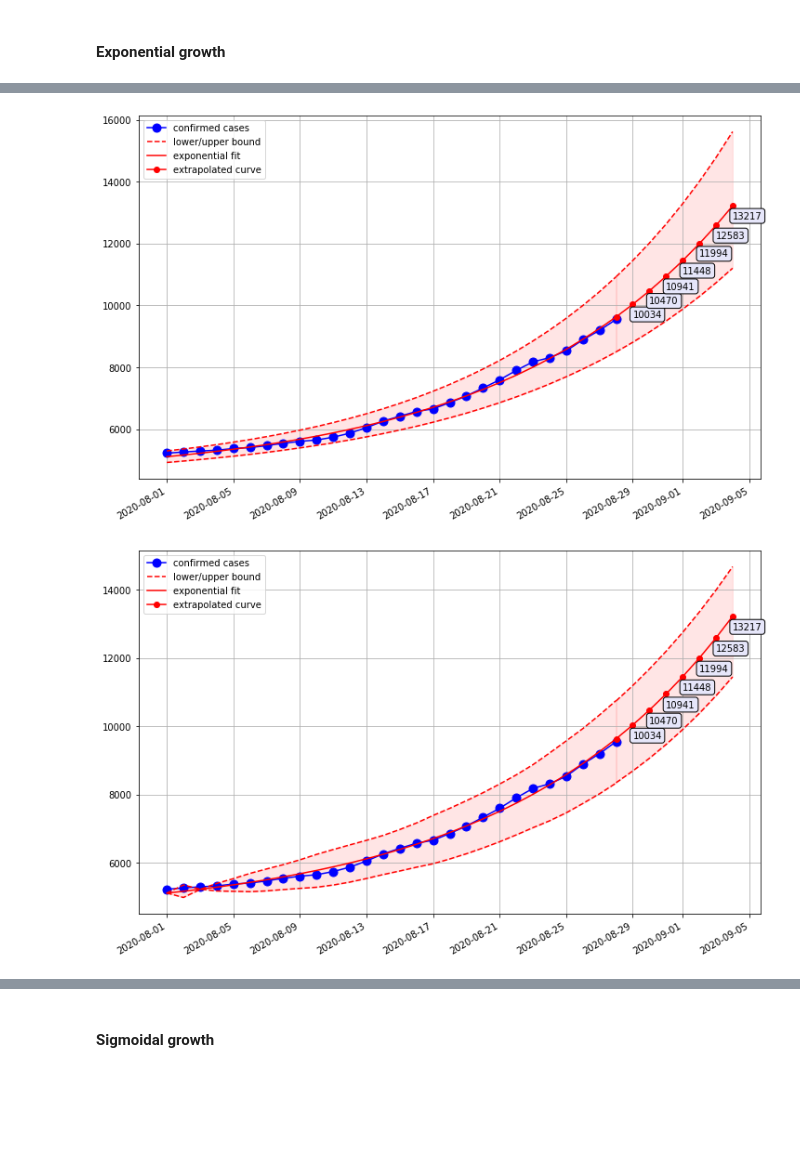
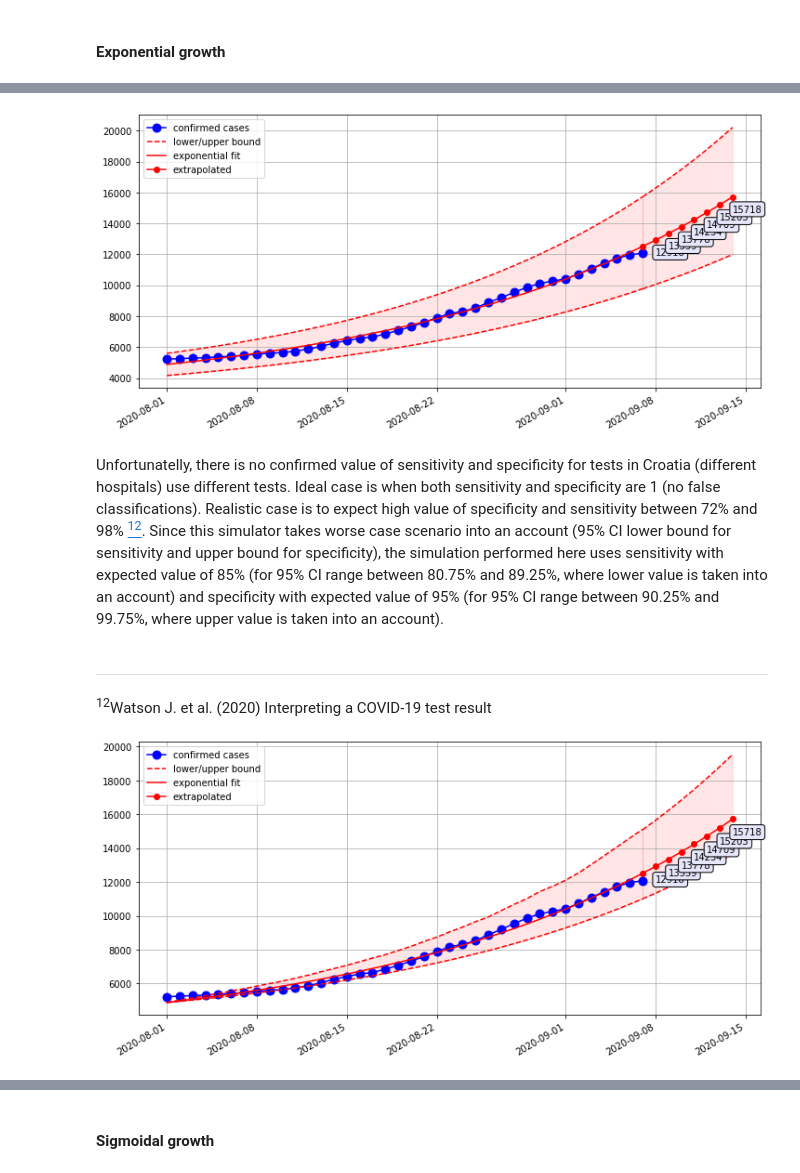
Before and after one commit to akapet00/coropy, a Jupyter notebook: sandbox/presentation/SpliTech2020-Conference-Presentation.ipynb, the cells around one changed output, grey strips where cells are left out. Cells and saved outputs as stored; diff of their text form; code cells hidden in the pictures; blank space fills up the shorter version.

```diff
--- a/sandbox/presentation/SpliTech2020-Conference-Presentation.ipynb
+++ b/sandbox/presentation/SpliTech2020-Conference-Presentation.ipynb
@@ -304,0 +139,15 @@ Another footnote[<sup>2</sup>](#fn2).
+# %%
+confirmed_cases = np.loadtxt(f'{DATA_DIR}/confirmed_cases.dat')
+recovered_cases = np.loadtxt(f'{DATA_DIR}/recovered_cases.dat')
+death_cases = np.loadtxt(f'{DATA_DIR}/death_cases.dat')
+daily_tests = np.loadtxt(f'{DATA_DIR}/tests.dat')
+epidemics_start_date = dt.datetime(2020, 2, 26)
+
+date_list = [epidemics_start_datactuale + dt.timedelta(days=i) for i in range(confirmed_cases.size)]
+dataframe = pd.DataFrame({
+    'date': date_list,
+    'confirmed_cases': confirmed_cases,
+    'recovered_cases': recovered_cases,
+    'death_cases': death_cases,
+    'daily_tests': daily_tests})
+dataframe = dataframe.reset_index(drop=True)
@@ -336,25 +195,27 @@ plot_dataframe(df_2)
 # %%
 eff_date = dt.datetime(2020, 8, 1)
+cases = dataframe[dataframe.date > eff_date].confirmed_cases
 
-growth_simulation(
-    function='exponential',
-    eff_date=eff_date,
-    confirmed_cases=df_2[df_2.date > eff_date].confirmed_cases.values,
-    n_days=7,
-    plot_confidence_intervals=True
-)
+simulate.initial_growth(
+    'exponential', eff_date, cases,
+    normalize_data=True, n_days=7,
+    plot_confidence_intervals=True)
 # %% [output]
-[figure, old version]
+[figure, new version]
+# %% [markdown]
+Unfortunatelly, there is no confirmed value of sensitivity and specificity for tests in Croatia (different hospitals) use different tests. Ideal case is when both sensitivity and specificity are 1 (no false classifications). Realistic case is to expect high value of specificity and sensitivity between 72% and 98% [<sup>12</sup>](#fn12). Since this simulator takes worse case scenario into an account (95% CI lower bound for sensitivity and upper bound for specificity), the simulation performed here uses sensitivity with expected value of 85% (for 95% CI range between 80.75% and 89.25%, where lower value is taken into an account) and specificity with expected value of 95% (for 95% CI range between 90.25% and 99.75%, where upper value is taken into an account).
+# %% [markdown]
+<hr />
+<span id="fn12"><sup>12</sup>Watson J. et al. (2020) <a url='https://www.bmj.com/content/369/bmj.m1808'>Interpreting a COVID-19 test result</a></span><br/>
 # %%
 eff_date = dt.datetime(2020, 8, 1)
+cases = dataframe[dataframe.date > eff_date].confirmed_cases
+tests = dataframe[dataframe.date > eff_date].daily_tests.values
 
-growth_simulation(
-    function='exponential',
-    eff_date=eff_date,
-    confirmed_cases=df_2[df_2.date > eff_date].confirmed_cases.values,
-    n_days=7,
+simulate.initial_growth(
+    'exponential', eff_date, cases,
+    normalize_data=True, n_days=7,
     plot_confidence_intervals=True,
-    sensitivity=0.98, ci_level=95
-)
+    sensitivity=0.85, specificity=0.95, ci_level=95, daily_tests=tests)
 # %% [output]
-[figure, old version]
+[figure, new version]
```
Also changed, not shown: parts of 47 cells of this notebook, 1 other file.
